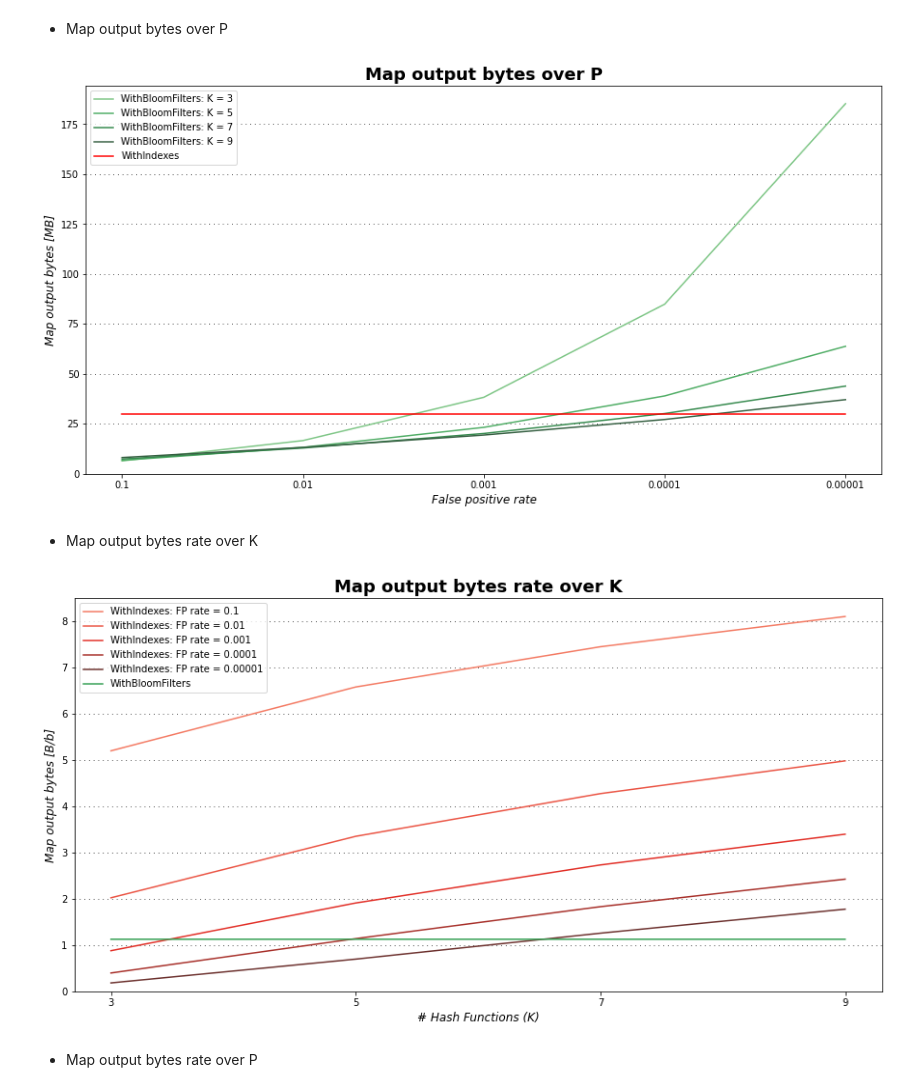
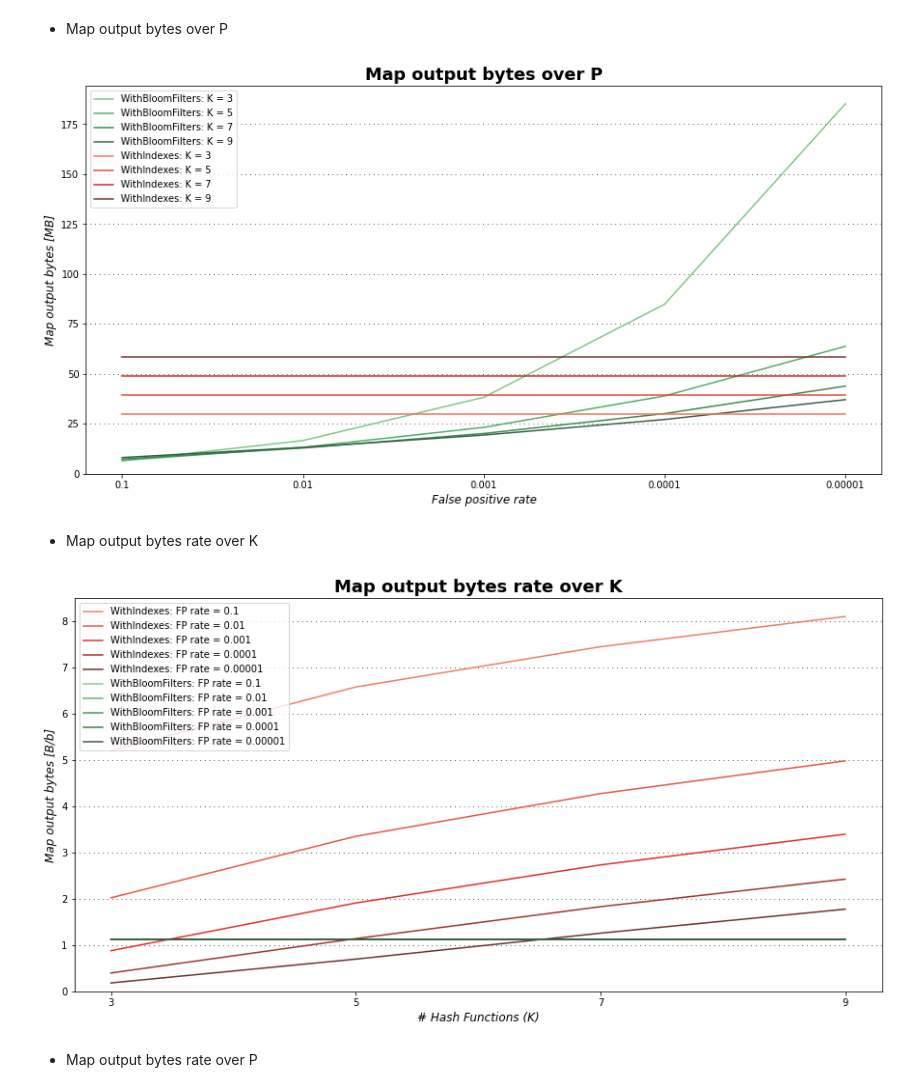
Before and after one commit to MPinna/MapReduceBloomFilter, a Jupyter notebook: dataAnalysis/data_analysis.ipynb, the cells around one changed output. Saved outputs shown, nothing was run; the diff lists cells and outputs as text; code cells hidden in the pictures.

```diff
--- a/dataAnalysis/data_analysis.ipynb
+++ b/dataAnalysis/data_analysis.ipynb
@@ -191,10 +191,12 @@ COLORS = sns.color_palette(None, 10)
 plt.rcParams["figure.figsize"] = [15, 7.5]
 plt.rcParams["figure.autolayout"] = False
 
-def plot_data(filename, x_series, y_series, legend, labels, title='', colors=COLORS, scale='linear', auto_range=False, **kwargs):
+def plot_data(filename, x_series, y_series, legend, labels, title='', colors=COLORS, scale='linear', auto_range=False, err=None, **kwargs):
 
     for data, label, color in zip(y_series, legend, colors):
         x = range(0, len(data)) if x_series is None or IGNORE_X else x_series
+        if err is not None:
+            plt.errorbar(x, data, err, linestyle='None', color=color, capsize=3)
         plt.plot(x, data, label=label, color=color, **kwargs)
 
 
@@ -208,9 +210,9 @@ def plot_data(filename, x_series, y_series, legend, labels, title='', colors=COL
     plt.xlabel(labels[0],fontsize=12, style='italic')
     plt.ylabel(labels[1],fontsize=12, style='italic')
     plt.yscale(scale)
+
     plt.savefig(f"data/plots/{filename}.pdf")
     plt.savefig(f"data/plots/{filename}.png")
-
 
     if INTERACTIVE:
         plt.show()
@@ -239,17 +241,17 @@ plot_data('MapOutputBytesK', K, data, legend, ['# Hash Functions (K)', 'Map outp
 # %%
 P = ['0.1', '0.01', '0.001', '0.0001', '0.00001']
 K = ['3', '5', '7', '9']
 
 bloom = [[round(hadoop_aggregate[f'WithBloomFiltersP{p}K{k}']['Map output bytes']['avg']/2**20, 2) for p in P] for k in K]
 indexes = [[round(hadoop_aggregate[f'WithIndexesP{p}K{k}']['Map output bytes']['avg']/2**20, 2) for p in P] for k in K]
 data = bloom + indexes
-legend = [f'{version}: K = {k}' for version in ['WithBloomFilters'] for k in K ]
-legend.append('WithIndexes')
+legend = [f'{version}: K = {k}' for version in ['WithBloomFilters', 'WithIndexes'] for k in K ]
+#legend.append('WithIndexes')
 
 plot_data('MapOutputBytesP', P, data, legend, ['False positive rate', 'Map output bytes [MB]'],
-          title='Map output bytes over P', colors=sns.color_palette('Greens_d', 4) + ['red'] )
+          title='Map output bytes over P', colors=sns.color_palette('Greens_d', 4) + sns.color_palette('Reds_d', 4) )
 # %% [output]
-[figure, old version]
+[figure, new version]
 # %% [markdown]
 * Map output bytes rate over K
 # %%
@@ -272,12 +274,12 @@ for m, mob in zip(M, indexes):
 for m, mob in zip(M, bloom):
     data.append([x/y for x,y in zip(mob,m)])
 
-legend = [f'{version}: FP rate = {p}' for version in ['WithIndexes'] for p in P ] + ['WithBloomFilters']
+legend = [f'{version}: FP rate = {p}' for version in ['WithIndexes', 'WithBloomFilters'] for p in P ]
 
 plot_data('MapOutputBytesRateK', K, data, legend, ['# Hash Functions (K)', 'Map output bytes [B/b]'],
-          title='Map output bytes rate over K', colors = sns.color_palette('Reds_d', 5)+ sns.color_palette('Greens_d', 1))
+          title='Map output bytes rate over K', colors = sns.color_palette('Reds_d', 5)+ sns.color_palette('Greens_d', 5))
 # %% [output]
-[figure, old version]
+[figure, new version]
 # %% [markdown]
 * Map output bytes rate over P
 # %%
```
Also changed, not shown: parts of 4 cells of this notebook, 15 other files.
